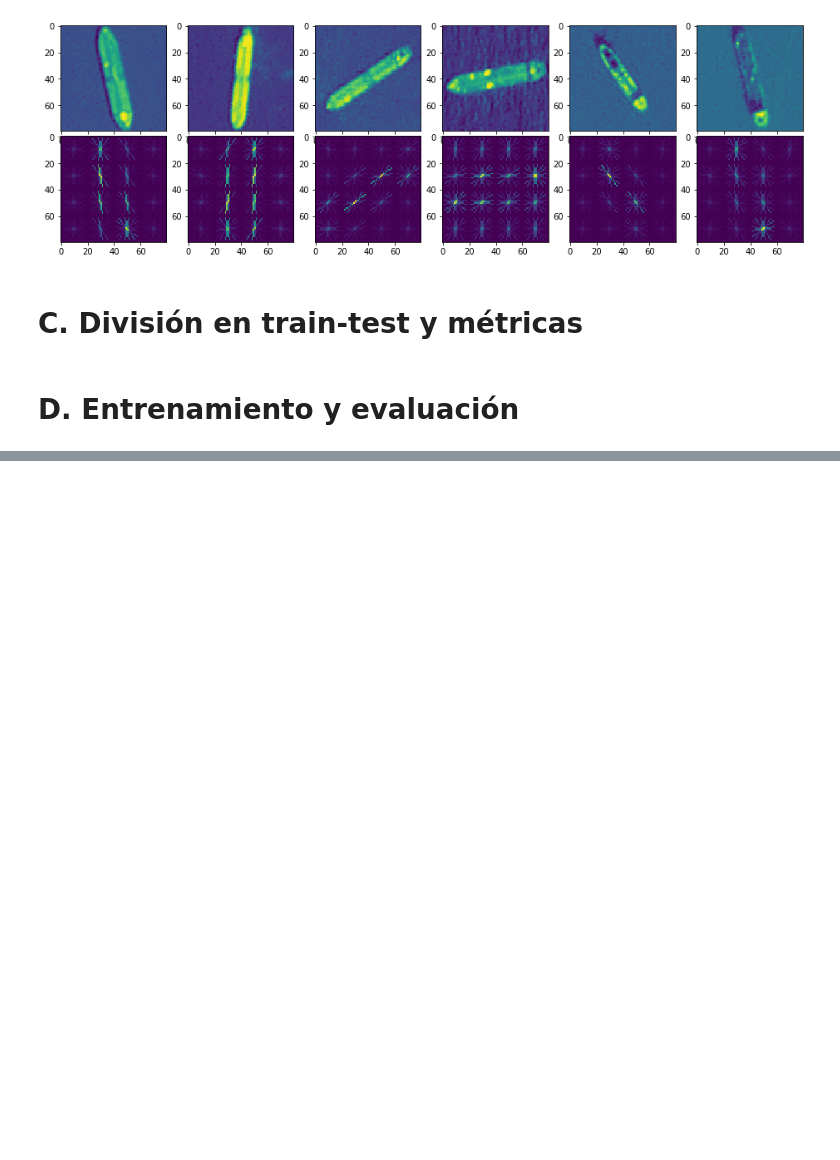
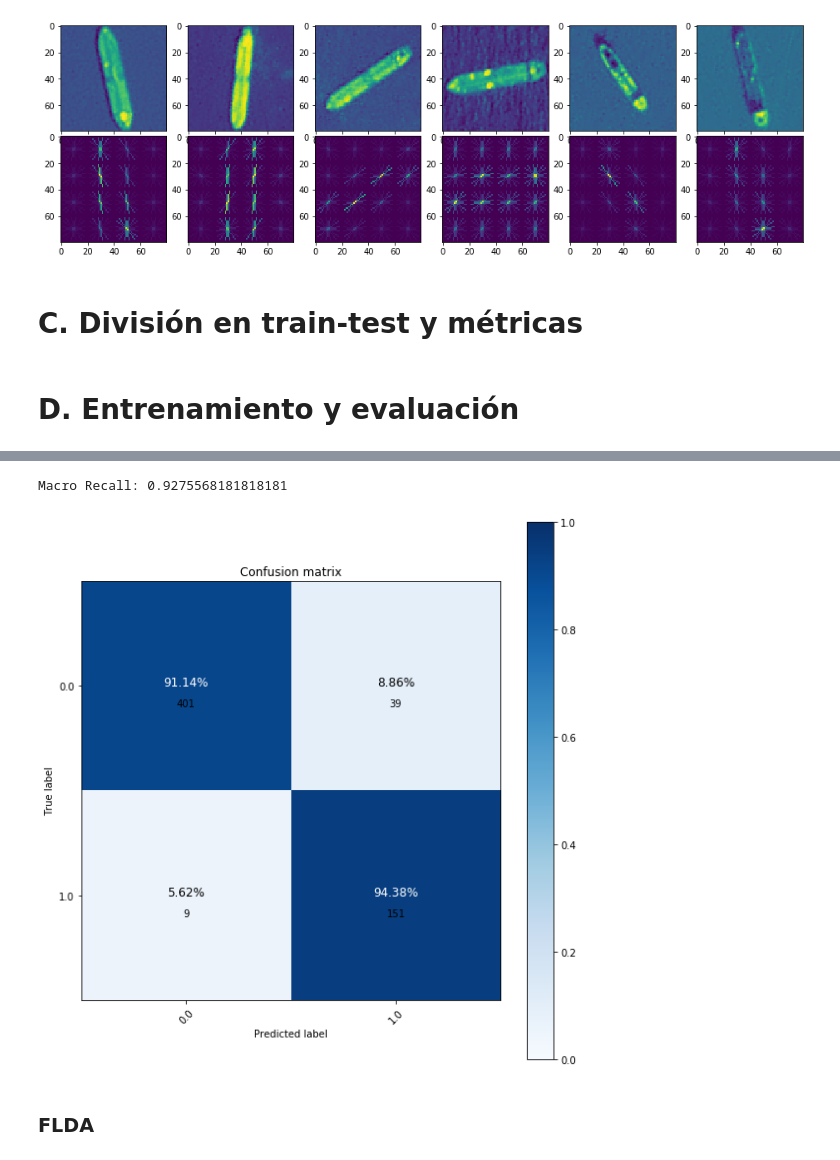
Before and after one commit to dgarridoa/T3ML, a Jupyter notebook: solucion.ipynb, the cells around one changed output, grey strips where cells are left out. Saved outputs shown, nothing was run; the diff lists cells and outputs as text; code cells hidden in the pictures; blank space fills up the shorter version.

Commit message:
Add MyFLDA Solution

```diff
--- a/solucion.ipynb
+++ b/solucion.ipynb
@@ -263,0 +250,12 @@ Accuracy: 0.9375
+# %%
+# desempeño en test
+y_pred = clf.predict(X_test)
+cm_fig, acc = get_cm(y_test, y_pred)
+macro_recall = recall_score(y_test, y_pred, average="macro")
+print(f"Macro Recall: {macro_recall}")
+cm_fig
+# %% [output]
+Macro Recall: 0.9275568181818181
+[figure, added]
+# %% [markdown]
+### FLDA
```
Also changed, not shown: parts of 16 cells of this notebook.
